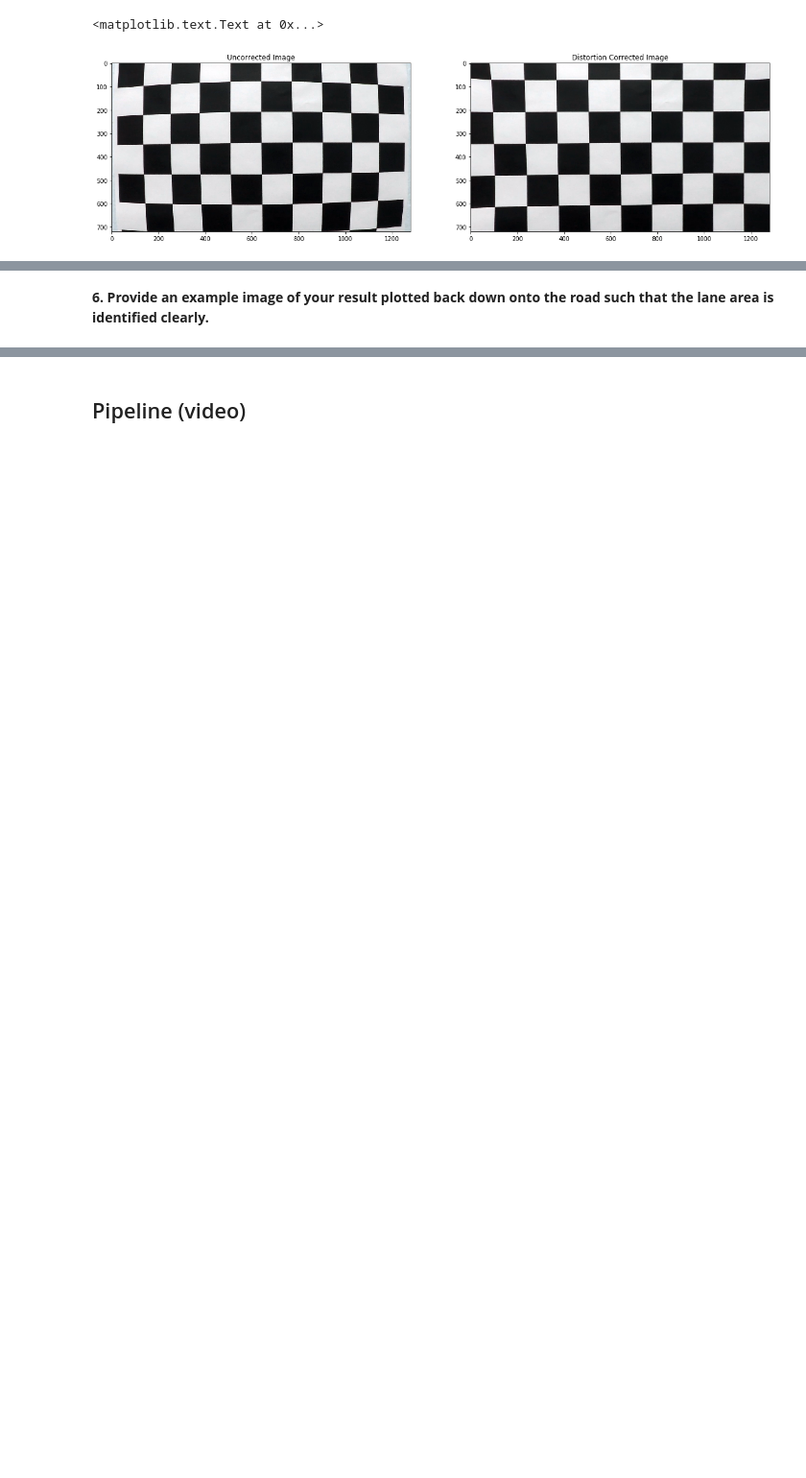
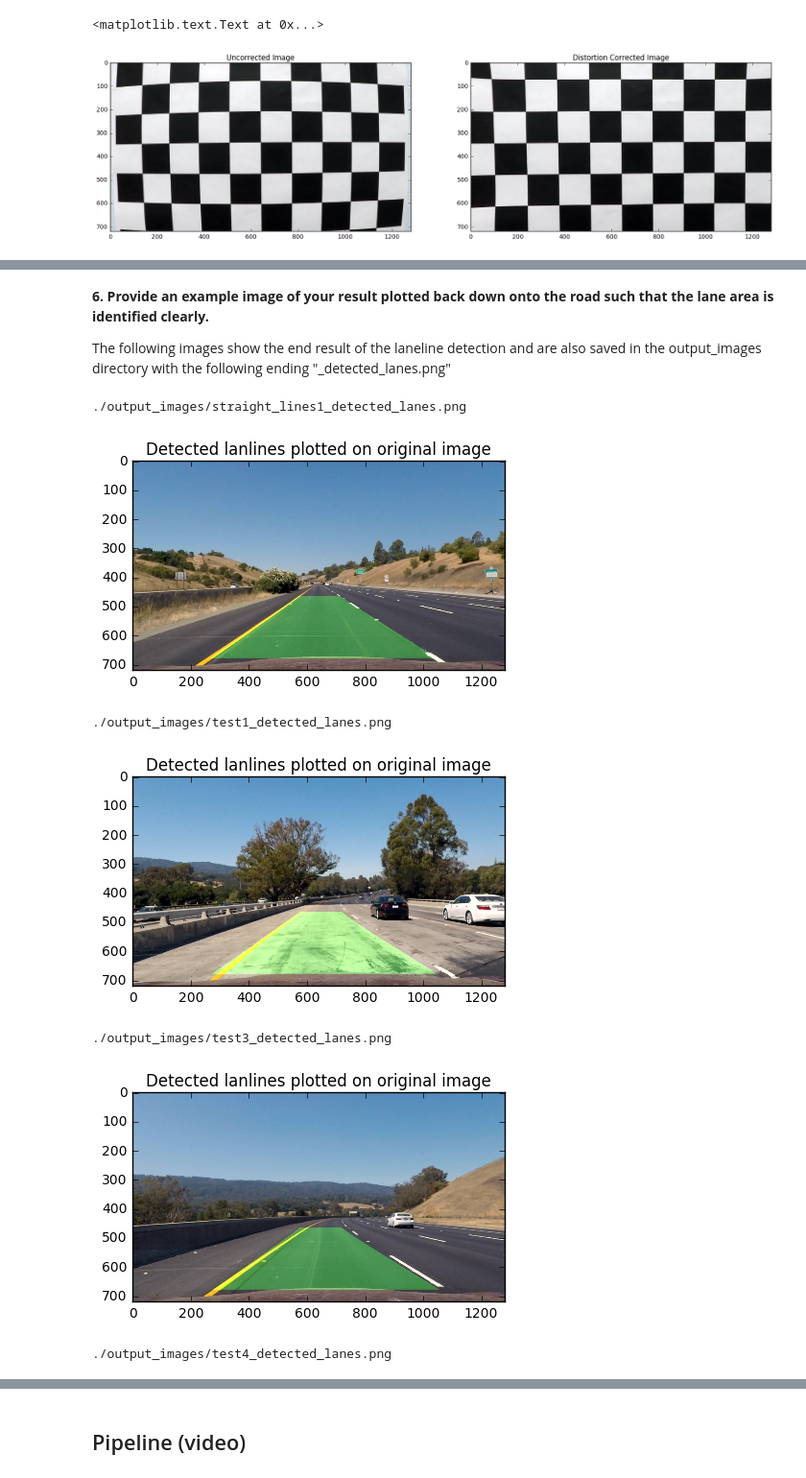
Before and after one commit to myles-i/CarND-Advanced_Laneline-Detection, a Jupyter notebook: README.ipynb, the cells around one changed output, grey strips where cells are left out. Shown at 96% size. Cells and saved outputs as stored; diff of their text form; code cells hidden in the pictures; blank space fills up the shorter version.

```diff
--- a/README.ipynb
+++ b/README.ipynb
@@ -69,2 +185,32 @@ The code that computes the perspective transform is in a function called "warper
 # %% [markdown]
 **6. Provide an example image of your result plotted back down onto the road such that the lane area is identified clearly.**
+
+The following images show the end result of the laneline detection and are also saved in the output_images directory with the following ending "_detected_lanes.png"
+# %%
+def plot_lanelines(name):
+    img = cv2.imread(name)
+    laneline_img = detect_lines(img)
+    output_name = "./output_images/" + name[14:-4] + '_detected_lanes.png'
+    print(output_name)
+    cv2.imwrite(output_name,laneline_img)
+
+    plt.figure(figsize = (5,5))
+    plt.imshow(cv2.cvtColor(laneline_img, cv2.COLOR_BGR2RGB))
+    plt.title('Detected lanlines plotted on original image')
+    plt.show(block = False)
+name = "./test_images/straight_lines1.jpg"
+plot_lanelines(name)
+name = "./test_images/test1.jpg"
+plot_lanelines(name)
+name = "./test_images/test3.jpg"
+plot_lanelines(name)
+name = "./test_images/test4.jpg"
+plot_lanelines(name)
+# %% [output]
+./output_images/straight_lines1_detected_lanes.png
+[figure, added]
+./output_images/test1_detected_lanes.png
+[figure, added]
+./output_images/test3_detected_lanes.png
+[figure, added]
+./output_images/test4_detected_lanes.png
```
Also changed, not shown: parts of 16 cells of this notebook, 20 other files.
